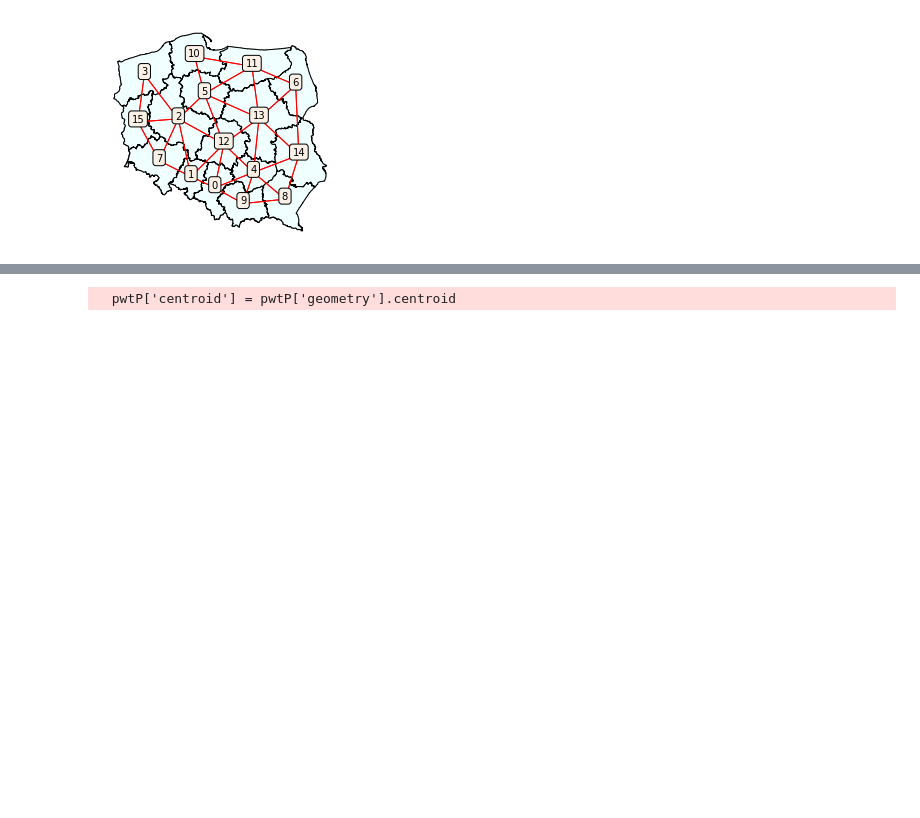
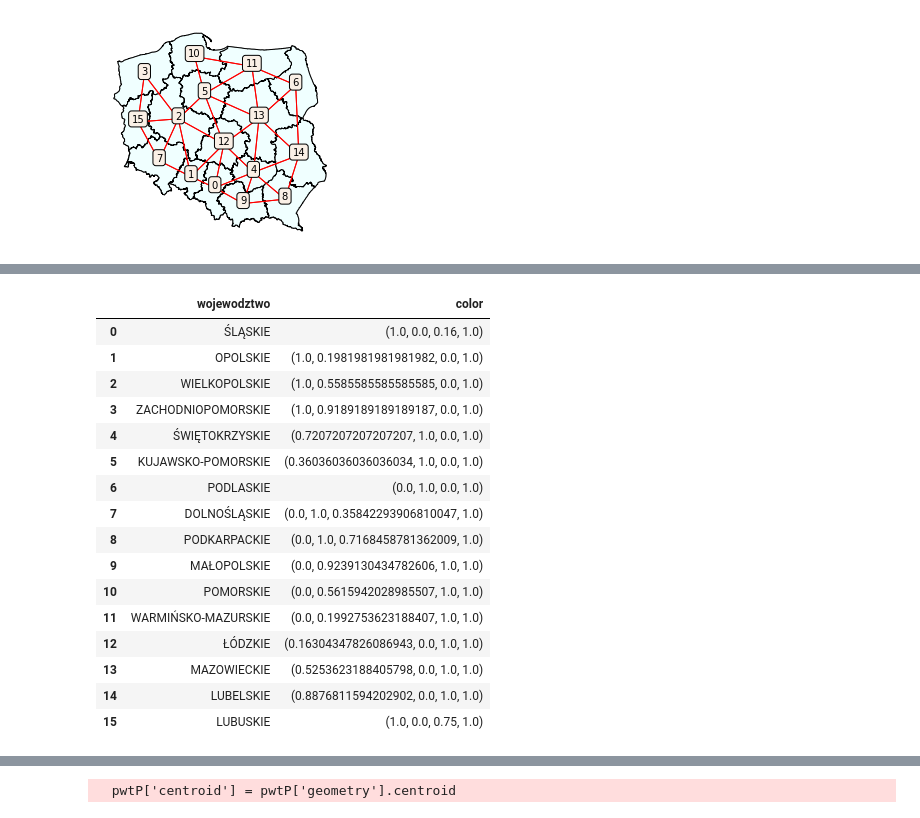
Before and after one commit to MarBry111/Forecast_Election_Poland, a Jupyter notebook: Maps_projet.ipynb, the cells around one changed output, grey strips where cells are left out. Saved outputs shown, nothing was run; the diff lists cells and outputs as text; code cells hidden in the pictures; blank space fills up the shorter version.

```diff
--- a/Maps_projet.ipynb
+++ b/Maps_projet.ipynb
@@ -106,0 +139,22 @@ ax.axis('off')
+# %%
+gdf['geometry_small'] = gdf.geometry
+from shapely import geometry
+for i in range(gdf.shape[0]):
+    coords = np.array(gdf.geometry[i].exterior)
+
+    factor = 0.1
+
+    # code from nathan
+    xs = [i[0] for i in coords]
+    ys = [i[1] for i in coords]
+    x_center = 0.5 * min(xs) + 0.5 * max(xs)
+    y_center = 0.5 * min(ys) + 0.5 * max(ys)
+
+    min_corner = geometry.Point(min(xs), min(ys))
+    max_corner = geometry.Point(max(xs), max(ys))
+    center = geometry.Point(x_center, y_center)
+    shrink_distance = center.distance(min_corner)*factor
+
+    #assert abs(gdf['geometry'][i] - center.distance(max_corner)) < 0.0001
+    my_polygon = geometry.Polygon(coords)
+    gdf['geometry_small'][i] = my_polygon.buffer(-shrink_distance)
@@ -106,0 +163,20 @@ ax.axis('off')
+# %%
+gdf[['wojewodztwo','color']]
+# %% [output]
+|  | wojewodztwo | color |
+| 0 | ŚLĄSKIE | (1.0, 0.0, 0.16, 1.0) |
+| 1 | OPOLSKIE | (1.0, 0.1981981981981982, 0.0, 1.0) |
+| 2 | WIELKOPOLSKIE | (1.0, 0.5585585585585585, 0.0, 1.0) |
+| 3 | ZACHODNIOPOMORSKIE | (1.0, 0.9189189189189187, 0.0, 1.0) |
+| 4 | ŚWIĘTOKRZYSKIE | (0.7207207207207207, 1.0, 0.0, 1.0) |
+| 5 | KUJAWSKO-POMORSKIE | (0.36036036036036034, 1.0, 0.0, 1.0) |
+| 6 | PODLASKIE | (0.0, 1.0, 0.0, 1.0) |
+| 7 | DOLNOŚLĄSKIE | (0.0, 1.0, 0.35842293906810047, 1.0) |
+| 8 | PODKARPACKIE | (0.0, 1.0, 0.7168458781362009, 1.0) |
+| 9 | MAŁOPOLSKIE | (0.0, 0.9239130434782606, 1.0, 1.0) |
+| 10 | POMORSKIE | (0.0, 0.5615942028985507, 1.0, 1.0) |
+| 11 | WARMIŃSKO-MAZURSKIE | (0.0, 0.1992753623188407, 1.0, 1.0) |
+| 12 | ŁÓDZKIE | (0.16304347826086943, 0.0, 1.0, 1.0) |
+| 13 | MAZOWIECKIE | (0.5253623188405798, 0.0, 1.0, 1.0) |
+| 14 | LUBELSKIE | (0.8876811594202902, 0.0, 1.0, 1.0) |
+| 15 | LUBUSKIE | (1.0, 0.0, 0.75, 1.0) |
```
Also changed, not shown: parts of 6 cells of this notebook, 5 other files.
